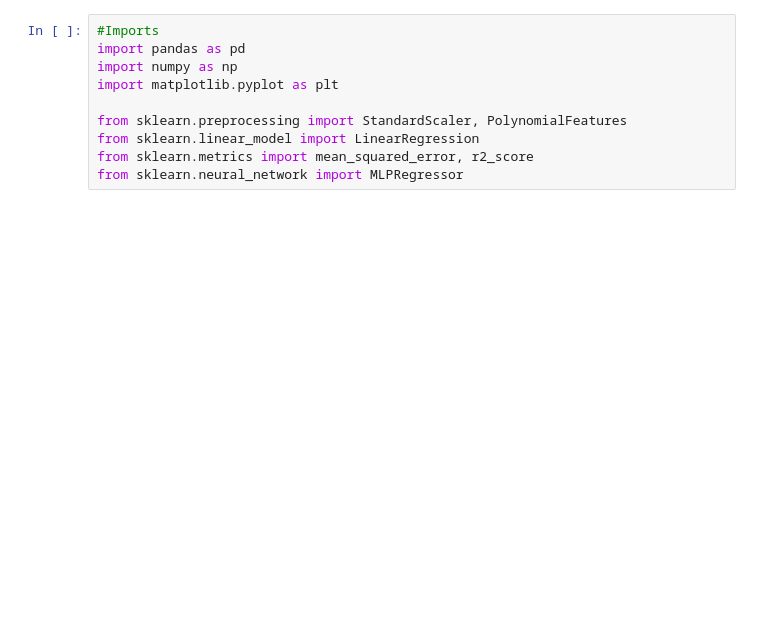
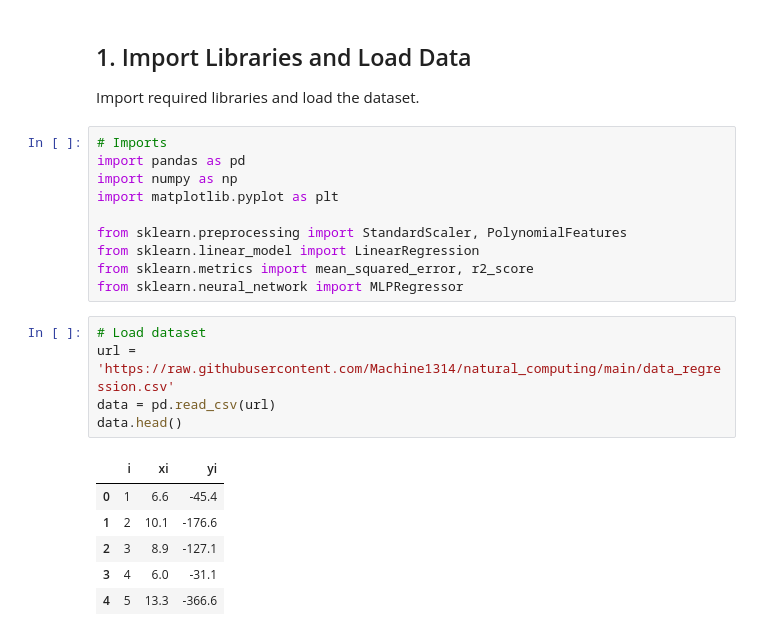
Before and after one commit to JossueJativa/InteligenciaArtificial2, a Jupyter notebook: Polynomial_regression.ipynb, the cells around one changed output. Saved outputs shown, nothing was run; the diff lists cells and outputs as text; blank space fills up the shorter version.

```diff
--- a/Polynomial_regression.ipynb
+++ b/Polynomial_regression.ipynb
@@ -11,5 +13,9 @@
+# %% [markdown]
+## 1. Import Libraries and Load Data
+
+Import required libraries and load the dataset.
 # %%
-#Imports
+# Imports
 import pandas as pd
 import numpy as np
 import matplotlib.pyplot as plt
@@ -18,3 +24,15 @@ from sklearn.preprocessing import StandardScaler, PolynomialFeatures
 from sklearn.linear_model import LinearRegression
 from sklearn.metrics import mean_squared_error, r2_score
 from sklearn.neural_network import MLPRegressor
+# %%
+# Load dataset
+url = 'https://raw.githubusercontent.com/Machine1314/natural_computing/main/data_regression.csv'
+data = pd.read_csv(url)
+data.head()
+# %% [output]
+|  | i | xi | yi |
+| 0 | 1 | 6.6 | -45.4 |
+| 1 | 2 | 10.1 | -176.6 |
+| 2 | 3 | 8.9 | -127.1 |
+| 3 | 4 | 6.0 | -31.1 |
+| 4 | 5 | 13.3 | -366.6 |
```
Also changed, not shown: parts of 21 cells of this notebook.
